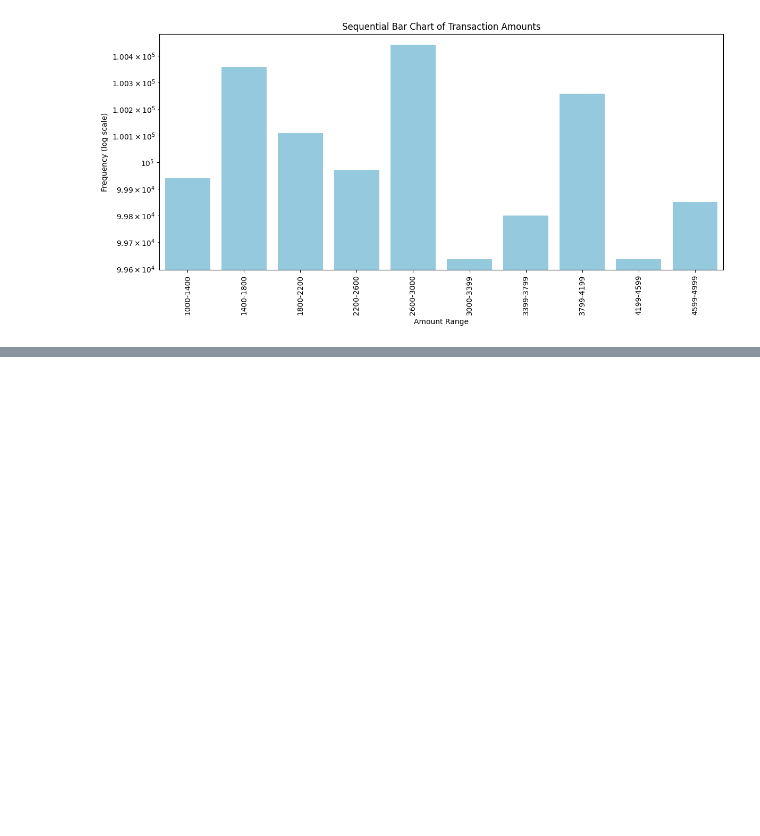
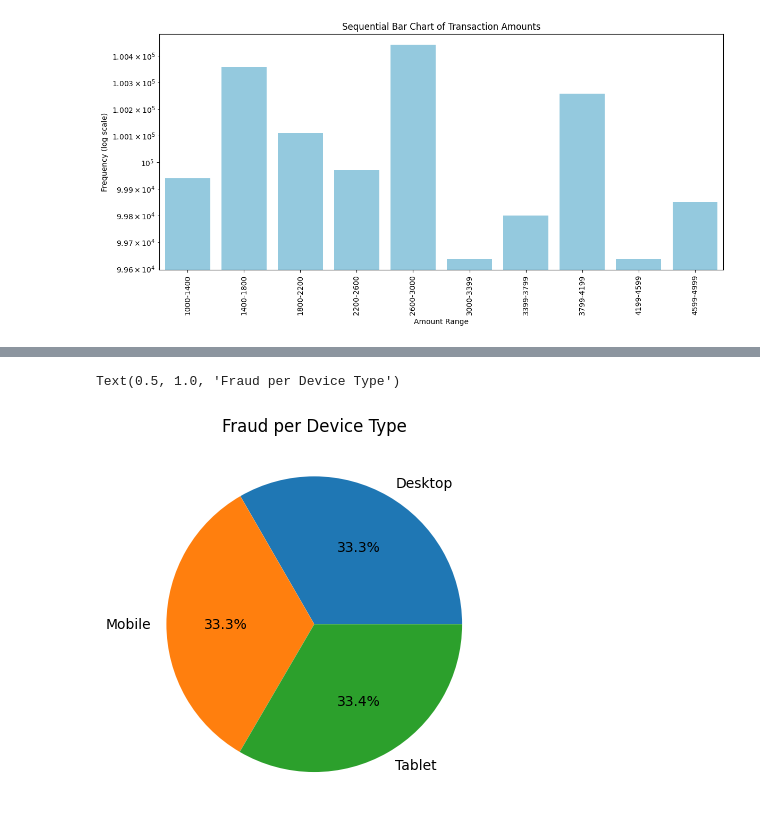
Before and after one commit to aashishraja/fraud-detection-project, a Jupyter notebook: notebooks/eda.ipynb, the cells around one changed output, grey strips where cells are left out. Saved outputs shown, nothing was run; the diff lists cells and outputs as text; code cells hidden in the pictures; blank space fills up the shorter version.

```diff
--- a/notebooks/eda.ipynb
+++ b/notebooks/eda.ipynb
@@ -180,0 +177,7 @@ plt.show()
+# %%
+fraud_by_device = frauddf.groupby(frauddf['device_type'])['is_fraud'].count()
+plt.pie(fraud_by_device,autopct='%1.1f%%',labels=fraud_by_device.index)
+plt.title("Fraud per Device Type")
+# %% [output]
+Text(0.5, 1.0, 'Fraud per Device Type')
+[figure, added]
```
Also changed, not shown: parts of 3 cells of this notebook.
